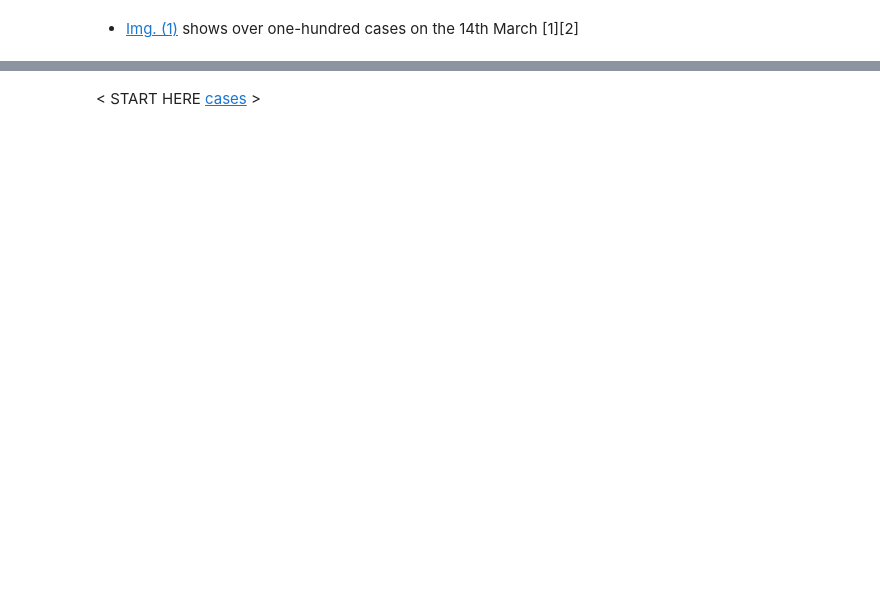
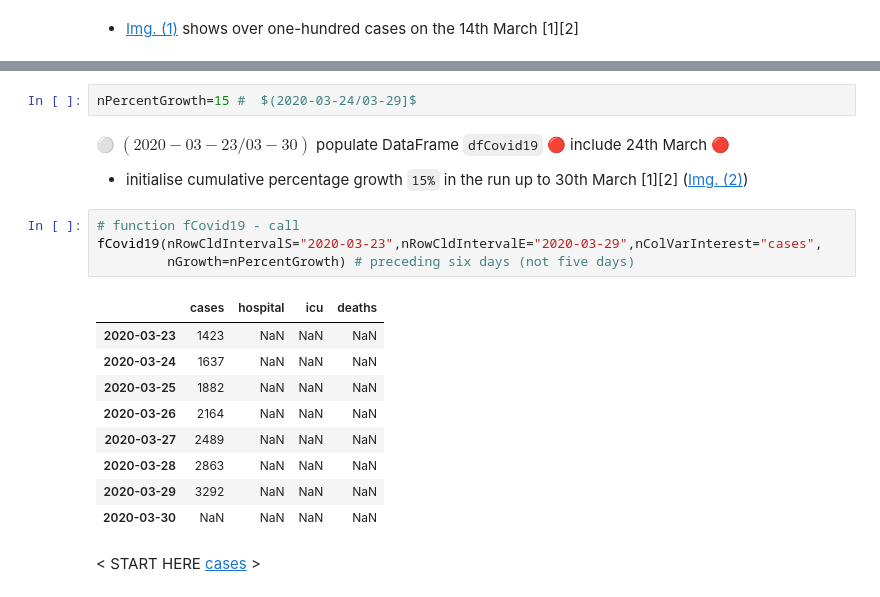
Before and after one commit to E6985/pda-numpy-random-simulation, a Jupyter notebook: Programming-for-Data-Analysis-Project-2020.ipynb, the cells around one changed output, grey strips where cells are left out. Drawn from its saved outputs; the diff is of its cells as text; blank space fills up the shorter version.

Commit message:
DAY:03 - Investigating parameter cases in the run up to the 30th March - i) Tidied notebook presentation - ii) add to synthetic dataset. Next step: complete parameter cases to mid-April.

```diff
--- a/Programming-for-Data-Analysis-Project-2020.ipynb
+++ b/Programming-for-Data-Analysis-Project-2020.ipynb
@@ -539,2 +612,28 @@ dfCovid19.loc["2020-03-14":"2020-03-14"] # [lowest_cases=101, highest_cases=127]
+# %%
+nPercentGrowth=15 #  $(2020-03-24/03-29]$
+# %% [markdown]
+&#x26AA; $({2020}-{03}-{23} / {03}-{30})$ populate DataFrame ``dfCovid19`` &#x1F534; include 24th March &#x1F534;
+
+- initialise cumulative percentage growth ``15%`` in the run up to 30th March [1][2] ([Img. (2)](https://github.com/E6985/pda-numpy-random-simulation/blob/main/img/number-cases-hospital-icu.png))
+
+<!--
+[1] P. Nolan (IEMAG), "Live update on new coronavirus cases confirmed in Ireland (30/03/2020)," [VirginMediaNews](https://web.archive.org/web/20201207122857if_/https://www.facebook.com/VirginMediaNews/videos/203845624391502), March 2020.
+
+[2] Department of Health, "COVID-19 modelling data - Thursday 16 April 2020," [gov](https://web.archive.org/web/20201119120437/https://www.gov.ie/en/publication/ea86cc-covid-19-modelling-data-thursday-16-april-2020), April 2020.
+-->
+# %%
+# function fCovid19 - call
+fCovid19(nRowCldIntervalS="2020-03-23",nRowCldIntervalE="2020-03-29",nColVarInterest="cases",
+         nGrowth=nPercentGrowth) # preceding six days (not five days)
+# %% [output]
+|  | cases | hospital | icu | deaths |
+| 2020-03-23 | 1423 | NaN | NaN | NaN |
+| 2020-03-24 | 1637 | NaN | NaN | NaN |
+| 2020-03-25 | 1882 | NaN | NaN | NaN |
+| 2020-03-26 | 2164 | NaN | NaN | NaN |
+| 2020-03-27 | 2489 | NaN | NaN | NaN |
+| 2020-03-28 | 2863 | NaN | NaN | NaN |
+| 2020-03-29 | 3292 | NaN | NaN | NaN |
+| 2020-03-30 | NaN | NaN | NaN | NaN |
 # %% [markdown]
 < START HERE [cases](#cases) >
```
Also changed, not shown: parts of 28 cells of this notebook.
